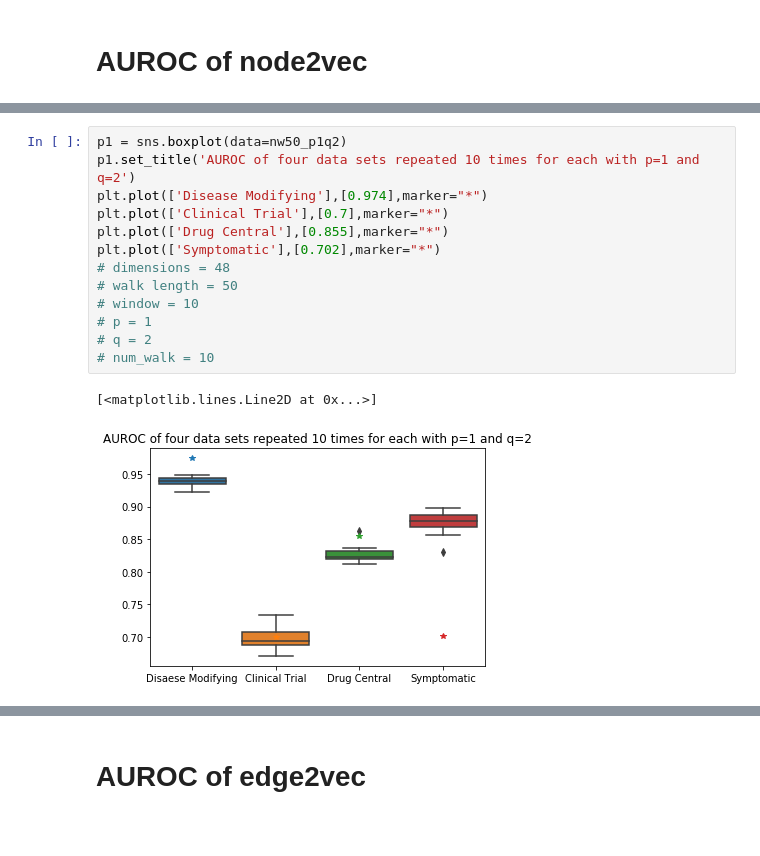
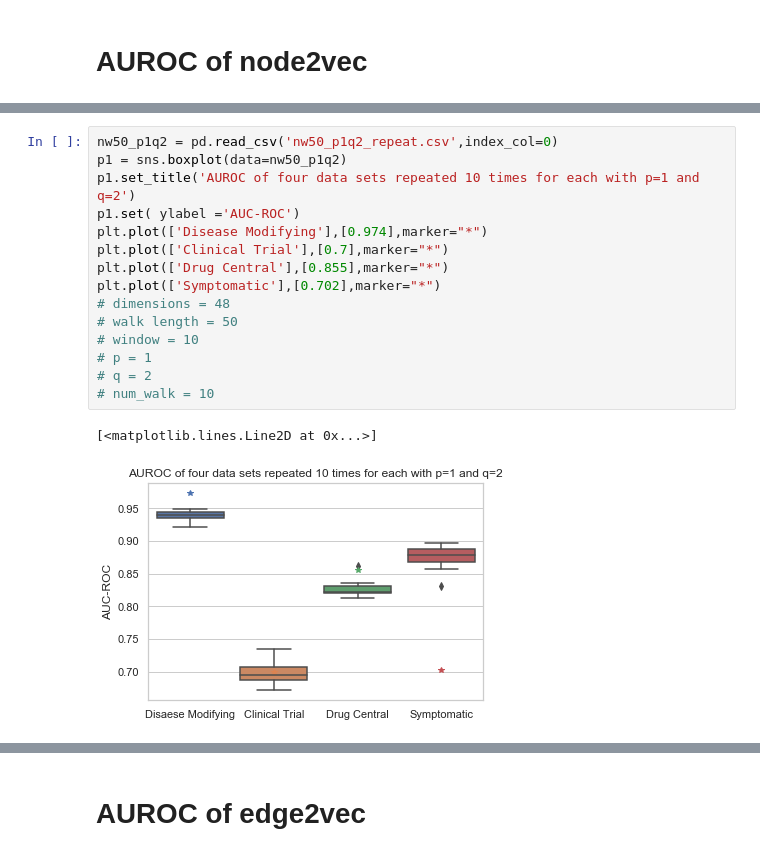
Before and after one commit to drugrelink/drugrelink, a Jupyter notebook: notebooks/plot_optimization.ipynb, the cells around one changed output, grey strips where cells are left out. Cells and saved outputs as stored; diff of their text form; blank space fills up the shorter version.

```diff
--- a/notebooks/plot_optimization.ipynb
+++ b/notebooks/plot_optimization.ipynb
@@ -341,17 +365,19 @@ nw50_p1q2.to_csv('nw50_p1q2_repeat.csv')
 # %%
+nw50_p1q2 = pd.read_csv('nw50_p1q2_repeat.csv',index_col=0)
 p1 = sns.boxplot(data=nw50_p1q2)
 p1.set_title('AUROC of four data sets repeated 10 times for each with p=1 and q=2')
+p1.set( ylabel ='AUC-ROC')
 plt.plot(['Disease Modifying'],[0.974],marker="*")
 plt.plot(['Clinical Trial'],[0.7],marker="*")
 plt.plot(['Drug Central'],[0.855],marker="*")
 plt.plot(['Symptomatic'],[0.702],marker="*")
 # dimensions = 48
 # walk length = 50
 # window = 10
 # p = 1
 # q = 2
 # num_walk = 10
 # %% [output]
 [<matplotlib.lines.Line2D at 0x...>]
-[figure, old version]
+[figure, new version]
 # %%
```
Also changed, not shown: parts of 19 cells of this notebook, 4 other files.
